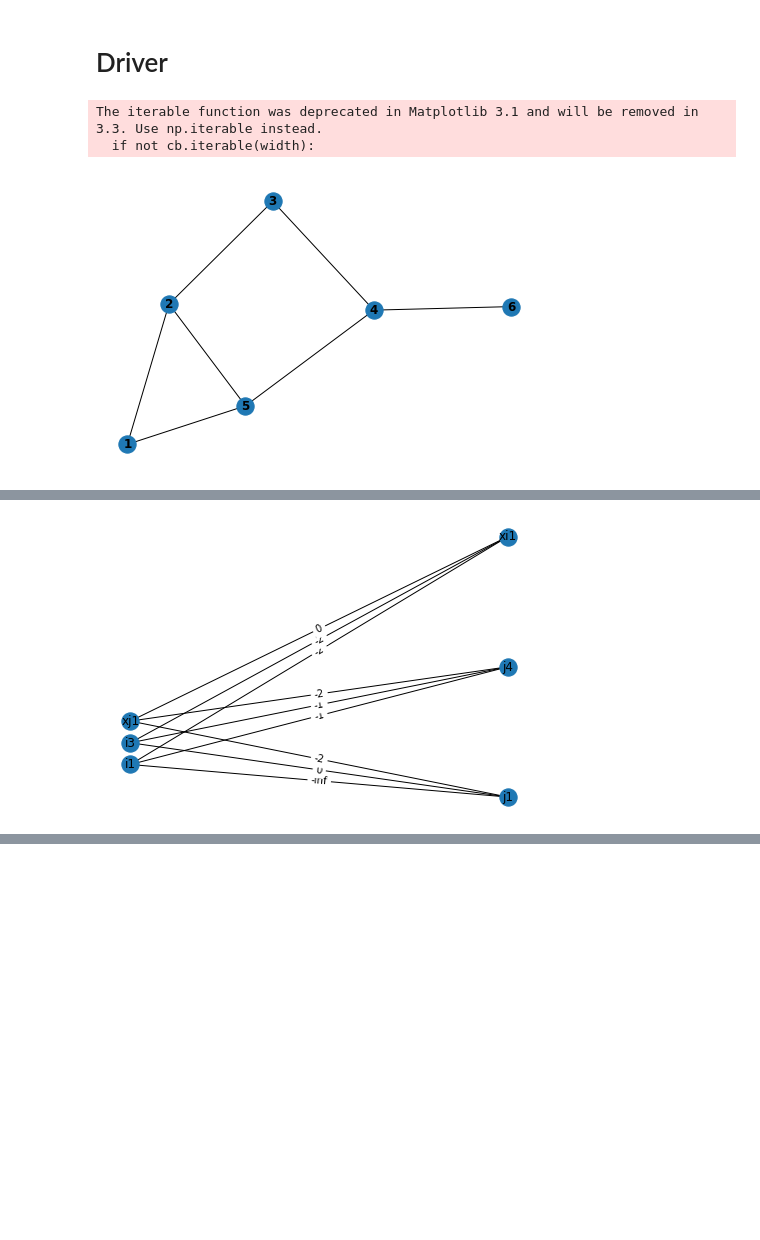
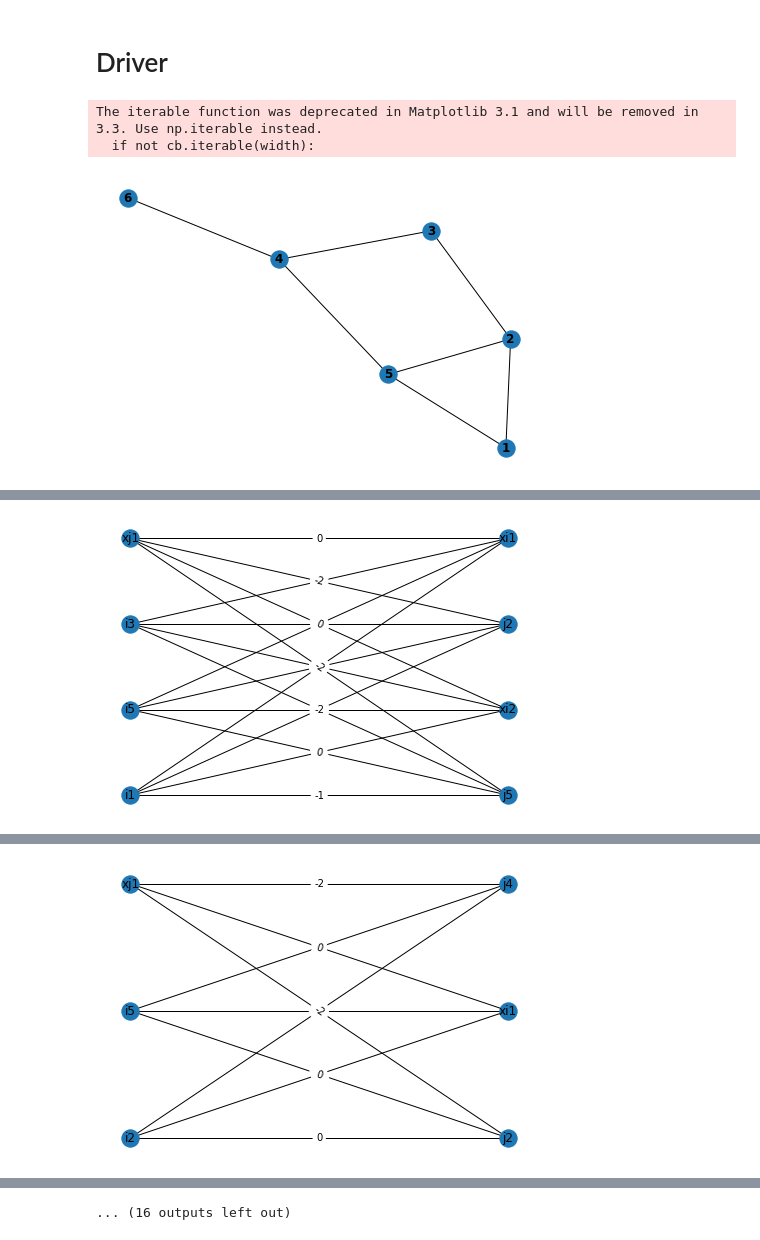
Before and after one commit to hhicks13/benchmarking-dasg, a Jupyter notebook: kas-benchmark.ipynb, the cells around one changed output, grey strips where cells are left out. Saved outputs shown, nothing was run; the diff lists cells and outputs as text; code cells hidden in the pictures; blank space fills up the shorter version.

Commit message:
edited the weight assignment to check for vertex independence

```diff
--- a/kas-benchmark.ipynb
+++ b/kas-benchmark.ipynb
@@ -15,6 +16,8 @@ Ef_A = nx.Graph()
 P_A = nx.complete_graph(range(1,n+1))
 #
 G_A.add_nodes_from(range(1,n+1))
+Ef_A.add_nodes_from(range(1,n+1))
+print(G_A.nodes)
 G_A.add_edges_from(((4,5),(3,2),(4,3),(5,2),(6,4),(1,5),(1,2)))
 e1 = (5,4)
 e2 = (4,5)
@@ -191,4 +230,21 @@ def BuildCostMatrix(i,j,G_A,P_A,Ef_A,k_A):
     return CostMatrix
 # %% [markdown]
 # HungarianSolve: find cost perfect matching
+# %%
+#
+# draw bipartite graph
+#
+def plot_cost_matrix(CostMatrix):
+    l,r = bipartite.sets(CostMatrix)
+    pos = dict()
+    pos.update( (nn, (1, ii)) for ii, nn in enumerate(l) ) # put nodes from X at x=1
+    pos.update( (nn, (2, ii)) for ii, nn in enumerate(r) ) # put nodes from Y at x=2
+    nx.draw(CostMatrix, pos=pos,with_labels=True)
+    ##edge weights
+    labels = nx.get_edge_attributes(CostMatrix, "weight")
+    nx.draw_networkx_edge_labels(CostMatrix, pos=pos, edge_labels=labels)
+    print("edge weights")
+    for w in labels:
+        print(f"edge: {w} -- weight: {labels[w]}")
+    plt.show()
 # %%
@@ -230,29 +337,36 @@ nx.draw(G_A, with_labels=True, font_weight='bold')
 plt.show()
 #initialize
 k_A = 1
-i = 2
-j = 5
-print(f"0: i,j = {i},{j}")
-cost_fixed = abs(G_A.degree(i) - G_A.degree(j))
-p_a = DegreeDiffElim(G_A,P_A,k_A)
-cm = BuildCostMatrix(i,j,G_A,p_a,Ef_A,k_A)
-# compute matching
-print("!! HungarianSolve output")
-cost, deleteEdges = HungarianSolve(cm)
-print("cost: ",cost)
-print("Matching: ",deleteEdges)
-print("!! HungarianSolve output above")
-l, r = bipartite.sets(cm)
-pos = dict()
-pos.update( (nn, (1, ii+ len(l)/2)) for ii, nn in enumerate(l) ) # put nodes from X at x=1
-pos.update( (nn, (2, n*ii)) for ii, nn in enumerate(r) ) # put nodes from Y at x=2
-nx.draw(cm, pos=pos,with_labels=True)
+
+b4dde = len(P_A.edges())
+b4ddeMat = nx.adjacency_matrix(P_A).todense()
+P_A = DegreeDiffElim(G_A,P_A,k_A)
+afterdde = len(P_A.edges())
+afterddeMat = nx.adjacency_matrix(P_A).todense()
+print("Refine by Matching output below")
+edgeUse = RefineByMatching(G_A,P_A,Ef_A,k_A)
+print("Refine by Matching output above")
+print(f" unproven mappings before DegreeDiffElim: {b4dde} \n")
+print(np.matrix(b4ddeMat))
+print(f"\n unproven mappings after DegreeDiffElim, before RBM: {afterdde} \n")
+print(np.matrix(afterddeMat))
+print(f"\n unproven mappings after RBM:  {len(P_A.edges())}\n")
+print(np.matrix(nx.adjacency_matrix(P_A).todense()))
+
+#
+# draw bipartite graph
+#
+#l,r = bipartite.sets(cm)
+#pos = dict()
+#pos.update( (nn, (1, ii+ len(l)/2)) for ii, nn in enumerate(l) ) # put nodes from X at x=1
+#pos.update( (nn, (2, n*ii)) for ii, nn in enumerate(r) ) # put nodes from Y at x=2
+#nx.draw(cm, pos=pos,with_labels=True)
 
 #edge weights
-labels = nx.get_edge_attributes(cm, "weight")
-nx.draw_networkx_edge_labels(cm, pos=pos, edge_labels=labels)
+#labels = nx.get_edge_attributes(cm, "weight")
+#nx.draw_networkx_edge_labels(cm, pos=pos, edge_labels=labels)
 plt.show()
 # %% [output]
 The iterable function was deprecated in Matplotlib 3.1 and will be removed in 3.3. Use np.iterable instead.
   if not cb.iterable(width):
-[figure, old version]
+[figure, new version]
@@ -276 +392 @@ Matching:  []
-[figure, old version]
+[figure, new version]
@@ -276,0 +410 @@ Matching:  []
+[figure, added]
@@ -276,0 +464 @@ Matching:  []
+... (16 outputs left out)
```
Also changed, not shown: parts of 11 cells of this notebook.
